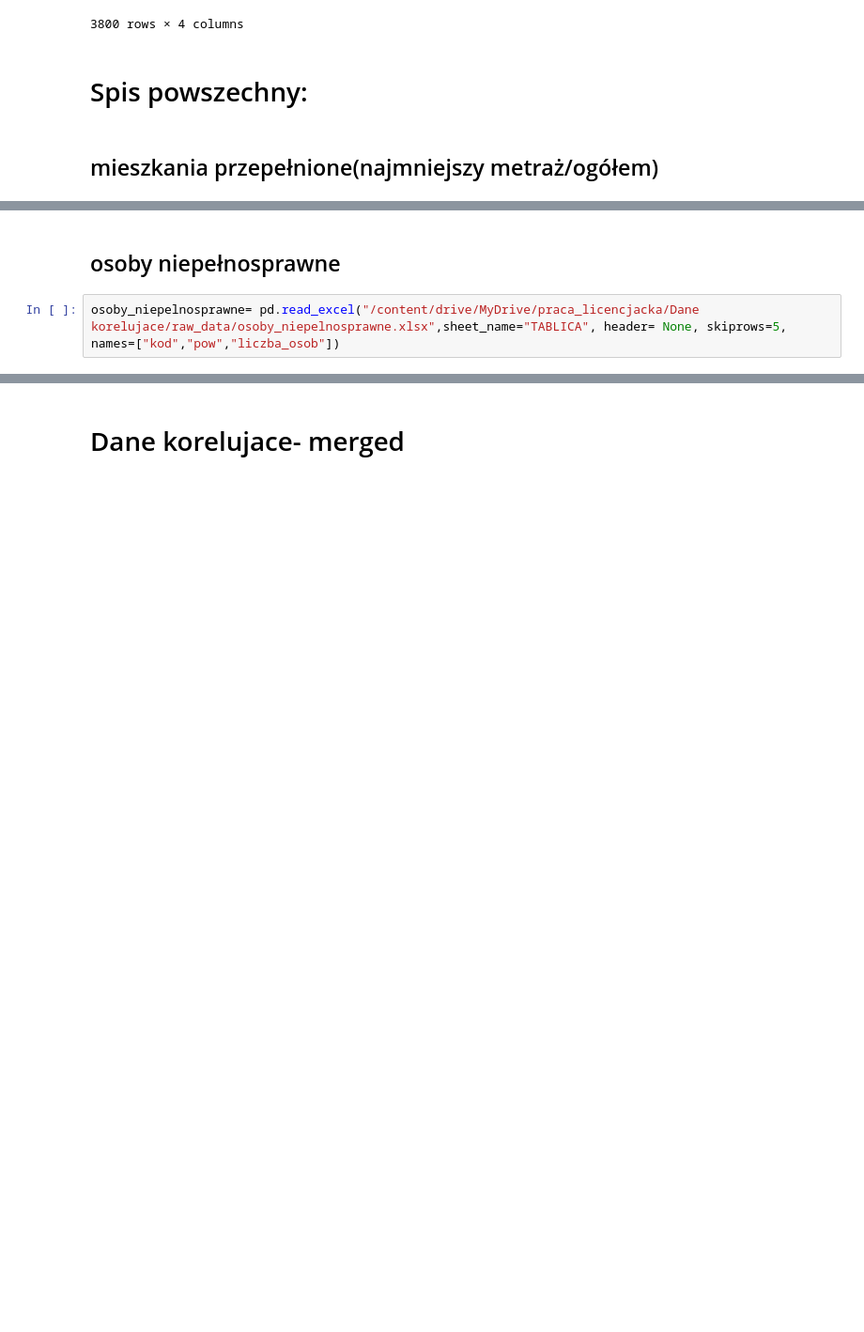
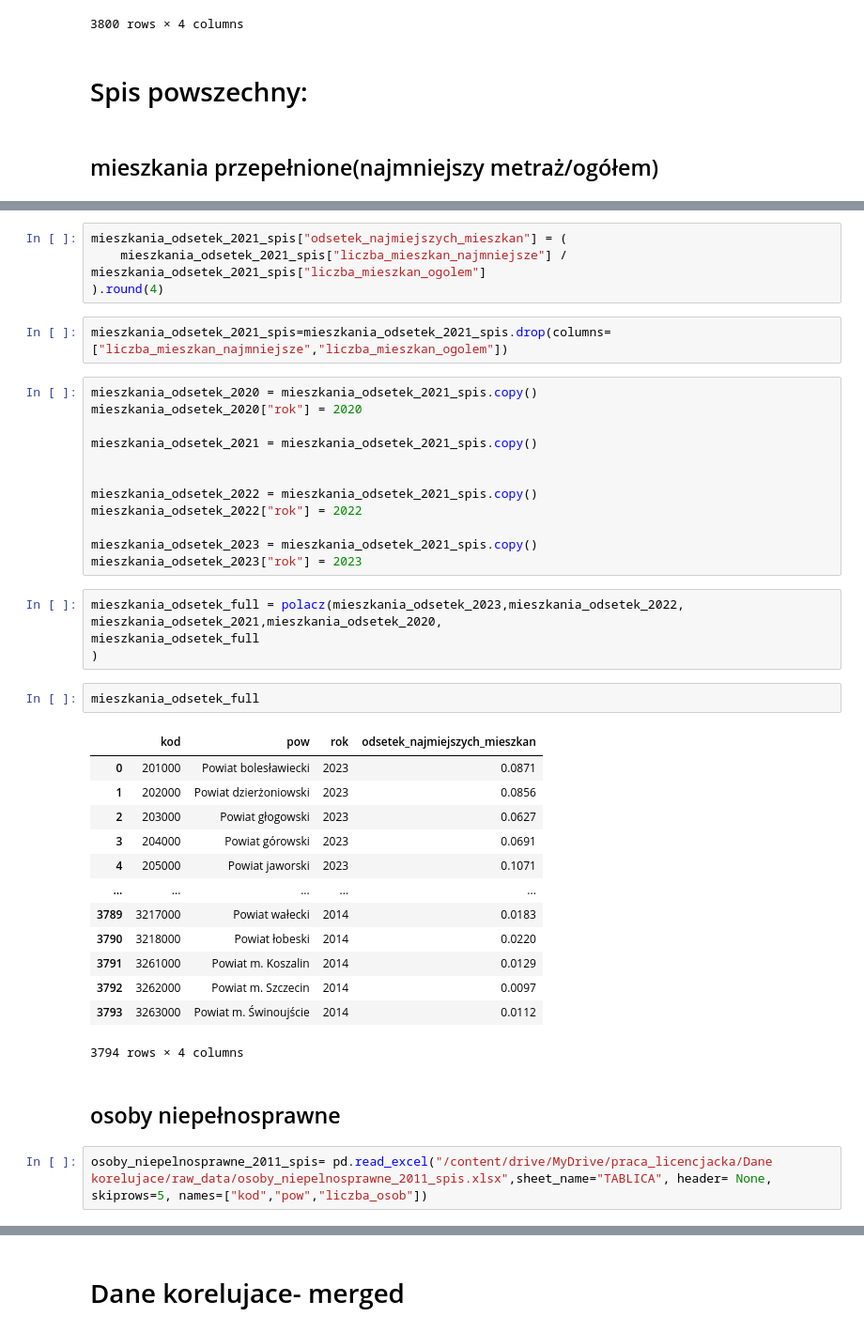
Before and after one commit to Francho03/Praca-licencjacka, a Jupyter notebook: dane_korelujace.ipynb, the cells around one changed output, grey strips where cells are left out. Shown: that part at 94% size. Drawn from its saved outputs; the diff is of its cells as text; blank space fills up the shorter version.

```diff
--- a/dane_korelujace.ipynb
+++ b/dane_korelujace.ipynb
@@ -840,5 +894,44 @@ mieszkania_odsetek
+# %%
+mieszkania_odsetek_2021_spis["odsetek_najmiejszych_mieszkan"] = (
+    mieszkania_odsetek_2021_spis["liczba_mieszkan_najmniejsze"] / mieszkania_odsetek_2021_spis["liczba_mieszkan_ogolem"]
+).round(4)
+# %%
+mieszkania_odsetek_2021_spis=mieszkania_odsetek_2021_spis.drop(columns=["liczba_mieszkan_najmniejsze","liczba_mieszkan_ogolem"])
+# %%
+mieszkania_odsetek_2020 = mieszkania_odsetek_2021_spis.copy()
+mieszkania_odsetek_2020["rok"] = 2020
+
+mieszkania_odsetek_2021 = mieszkania_odsetek_2021_spis.copy()
+
+
+mieszkania_odsetek_2022 = mieszkania_odsetek_2021_spis.copy()
+mieszkania_odsetek_2022["rok"] = 2022
+
+mieszkania_odsetek_2023 = mieszkania_odsetek_2021_spis.copy()
+mieszkania_odsetek_2023["rok"] = 2023
+# %%
+mieszkania_odsetek_full = polacz(mieszkania_odsetek_2023,mieszkania_odsetek_2022,
+mieszkania_odsetek_2021,mieszkania_odsetek_2020,
+mieszkania_odsetek_full
+)
+# %%
+mieszkania_odsetek_full
+# %% [output]
+|  | kod | pow | rok | odsetek_najmiejszych_mieszkan |
+| 0 | 201000 | Powiat bolesławiecki | 2023 | 0.0871 |
+| 1 | 202000 | Powiat dzierżoniowski | 2023 | 0.0856 |
+| 2 | 203000 | Powiat głogowski | 2023 | 0.0627 |
+| 3 | 204000 | Powiat górowski | 2023 | 0.0691 |
+| 4 | 205000 | Powiat jaworski | 2023 | 0.1071 |
+| ... | ... | ... | ... | ... |
+| 3789 | 3217000 | Powiat wałecki | 2014 | 0.0183 |
+| 3790 | 3218000 | Powiat łobeski | 2014 | 0.0220 |
+| 3791 | 3261000 | Powiat m. Koszalin | 2014 | 0.0129 |
+| 3792 | 3262000 | Powiat m. Szczecin | 2014 | 0.0097 |
+| 3793 | 3263000 | Powiat m. Świnoujście | 2014 | 0.0112 |
+3794 rows × 4 columns
 # %% [markdown]
 ## osoby niepełnosprawne
 # %%
-osoby_niepelnosprawne= pd.read_excel("/content/drive/MyDrive/praca_licencjacka/Dane korelujace/raw_data/osoby_niepelnosprawne.xlsx",sheet_name="TABLICA", header= None, skiprows=5, names=["kod","pow","liczba_osob"])
+osoby_niepelnosprawne_2011_spis= pd.read_excel("/content/drive/MyDrive/praca_licencjacka/Dane korelujace/raw_data/osoby_niepelnosprawne_2011_spis.xlsx",sheet_name="TABLICA", header= None, skiprows=5, names=["kod","pow","liczba_osob"])
 # %%
```
Also changed, not shown: parts of 26 cells of this notebook.
